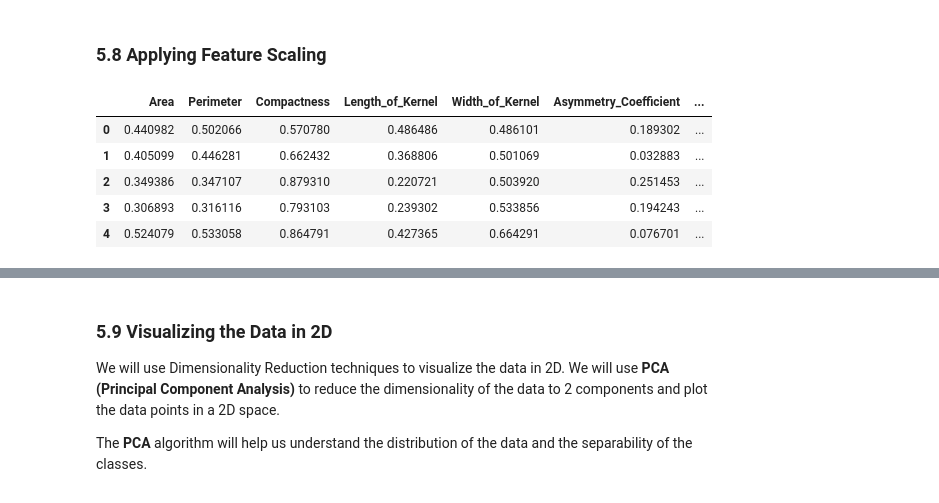
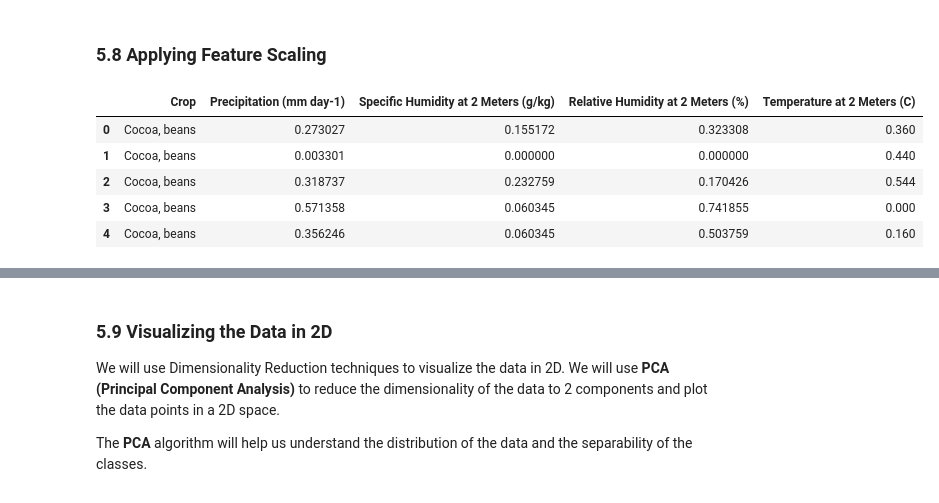
Before and after one commit to insanedays/crop_forecast, a Jupyter notebook: notebook.ipynb, the cells around one changed output, grey strips where cells are left out. Cells and saved outputs as stored; diff of their text form; code cells hidden in the pictures.

```diff
--- a/notebook.ipynb
+++ b/notebook.ipynb
@@ -183,18 +157,7 @@ with open('dataset.csv', 'r') as infile, open('cleaned_dataset.csv', 'w') as out
 # %% [markdown]
 ### 5.2 Loading Dataset
 # %%
-column_names = [
-    "Area",
-    "Perimeter",
-    "Compactness",
-    "Length_of_Kernel",
-    "Width_of_Kernel",
-    "Asymmetry_Coefficient",
-    "Length_of_Kernel_Groove",
-    "label",
-]
-
 # Load dataset
-df = pd.read_csv('cleaned_dataset.csv', sep='\t', header=None, names=column_names)
+df = pd.read_csv('crop_yield.csv', sep=',', header=0)
 df.head(5)
 # %% [output]
@@ -274,24 +237,26 @@ In summary, normalization is a critical preprocessing step for algorithms that u
 # %% [markdown]
 ### 5.8 Applying Feature Scaling
 # %%
-df_features = df.drop('label', axis=1)
+df_features = df.drop("Yield", axis=1)
 
 # Identify numeric features
-numeric_features = df_features.select_dtypes(include=['number']).columns
+numeric_features = df_features.select_dtypes(include=["number"]).columns
 
 # Create a MinMaxScaler object
 scaler = MinMaxScaler()
 
 # Copy
-df_scaled = df.copy()
+df_scaled = df_features.copy()
 
 # Fit and transform the numeric features
-df_scaled[numeric_features] = pd.DataFrame(scaler.fit_transform(df[numeric_features]), columns=numeric_features)
+df_scaled[numeric_features] = pd.DataFrame(
+    scaler.fit_transform(df[numeric_features]), columns=numeric_features
+)
 df_scaled.head()
 # %% [output]
-|  | Area | Perimeter | Compactness | Length_of_Kernel | Width_of_Kernel | Asymmetry_Coefficient | ... |
-| 0 | 0.440982 | 0.502066 | 0.570780 | 0.486486 | 0.486101 | 0.189302 | ... |
-| 1 | 0.405099 | 0.446281 | 0.662432 | 0.368806 | 0.501069 | 0.032883 | ... |
-| 2 | 0.349386 | 0.347107 | 0.879310 | 0.220721 | 0.503920 | 0.251453 | ... |
-| 3 | 0.306893 | 0.316116 | 0.793103 | 0.239302 | 0.533856 | 0.194243 | ... |
-| 4 | 0.524079 | 0.533058 | 0.864791 | 0.427365 | 0.664291 | 0.076701 | ... |
+|  | Crop | Precipitation (mm day-1) | Specific Humidity at 2 Meters (g/kg) | Relative Humidity at 2 Meters (%) | Temperature at 2 Meters (C) |
+| 0 | Cocoa, beans | 0.273027 | 0.155172 | 0.323308 | 0.360 |
+| 1 | Cocoa, beans | 0.003301 | 0.000000 | 0.000000 | 0.440 |
+| 2 | Cocoa, beans | 0.318737 | 0.232759 | 0.170426 | 0.544 |
+| 3 | Cocoa, beans | 0.571358 | 0.060345 | 0.741855 | 0.000 |
+| 4 | Cocoa, beans | 0.356246 | 0.060345 | 0.503759 | 0.160 |
```
Also changed, not shown: parts of 69 cells of this notebook, 3 other files.
